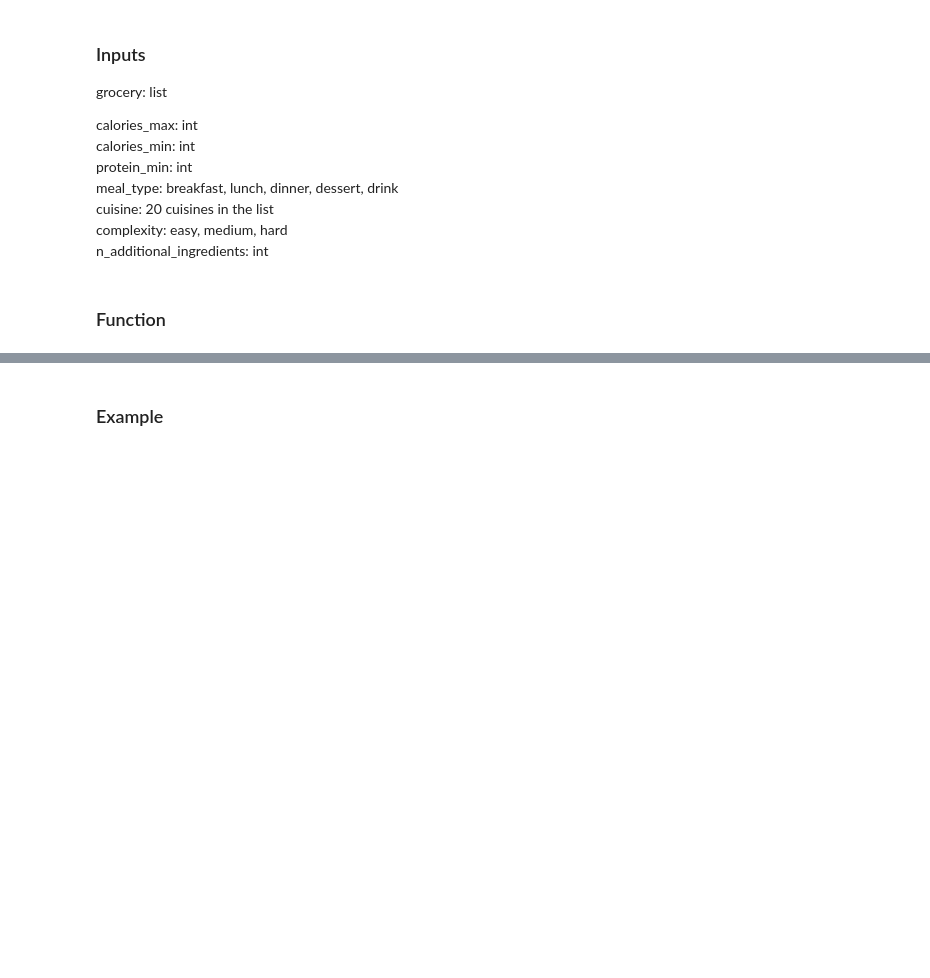
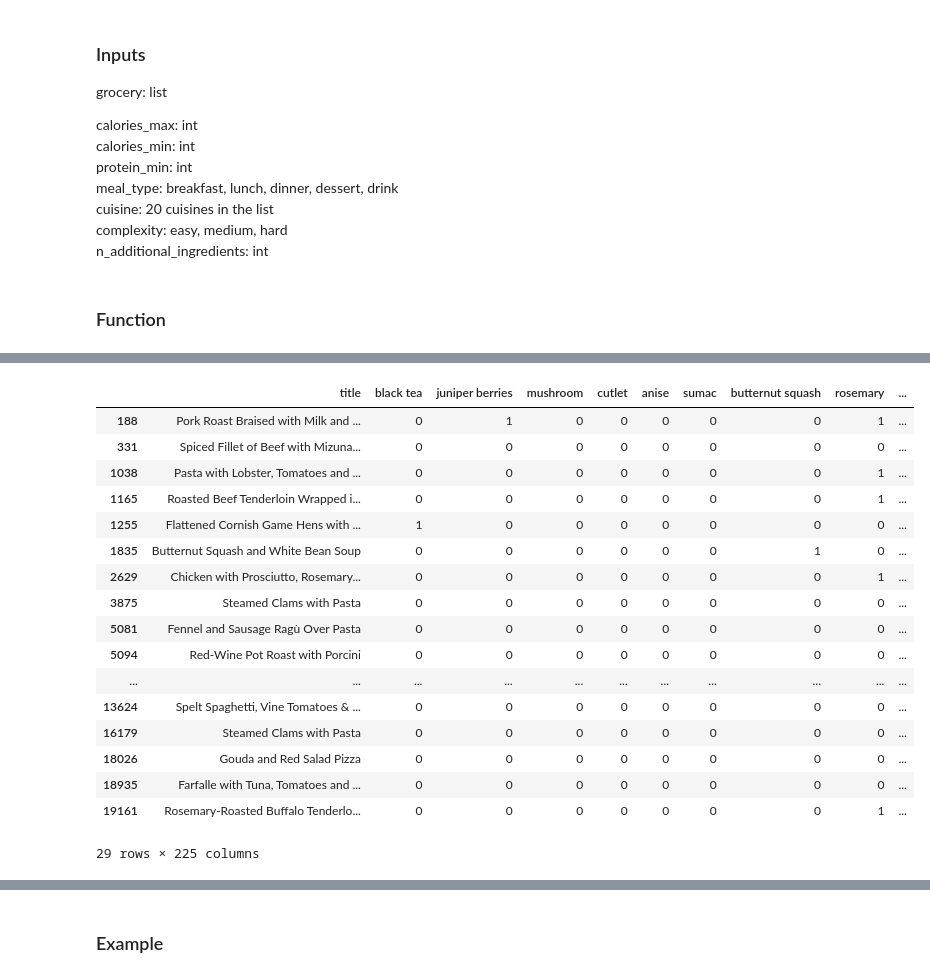
Before and after one commit to cgutwein/grocery-and-meal-assistant, a Jupyter notebook: python/Return recipes.ipynb, the cells around one changed output, grey strips where cells are left out. Drawn from its saved outputs; the diff is of its cells as text; code cells hidden in the pictures; blank space fills up the shorter version.

Commit message:
Update the recommendation algorithm taking ingredients substitution into acount

```diff
--- a/python/Return recipes.ipynb
+++ b/python/Return recipes.ipynb
@@ -134,0 +140,9 @@ def return_recipes(calories_max=800,
+# %%
+ingredients=options.drop(non_ingredients, axis=1).columns
+options.drop([x for x in ingredients if sum(options[x])==0], axis=1, inplace=True)
+# %%
+ingredients=options.drop(non_ingredients, axis=1).columns
+
+    ## products outside the groccery list
+
+needed=[x for x in ingredients if x not in grocery]
@@ -134,0 +169,26 @@ def return_recipes(calories_max=800,
+# %%
+sums=options[needed].sum(axis=1)
+# %%
+ind=[x for x in sums.index if sums.loc[x]<=n_additional_ingredients]
+options=options.loc[ind]
+# %%
+options
+# %% [output]
+|  | title | black tea | juniper berries | mushroom | cutlet | anise | sumac | butternut squash | rosemary | ... |
+| 188 | Pork Roast Braised with Milk and ... | 0 | 1 | 0 | 0 | 0 | 0 | 0 | 1 | ... |
+| 331 | Spiced Fillet of Beef with Mizuna... | 0 | 0 | 0 | 0 | 0 | 0 | 0 | 0 | ... |
+| 1038 | Pasta with Lobster, Tomatoes and ... | 0 | 0 | 0 | 0 | 0 | 0 | 0 | 1 | ... |
+| 1165 | Roasted Beef Tenderloin Wrapped i... | 0 | 0 | 0 | 0 | 0 | 0 | 0 | 1 | ... |
+| 1255 | Flattened Cornish Game Hens with ... | 1 | 0 | 0 | 0 | 0 | 0 | 0 | 0 | ... |
+| 1835 | Butternut Squash and White Bean Soup | 0 | 0 | 0 | 0 | 0 | 0 | 1 | 0 | ... |
+| 2629 | Chicken with Prosciutto, Rosemary... | 0 | 0 | 0 | 0 | 0 | 0 | 0 | 1 | ... |
+| 3875 | Steamed Clams with Pasta | 0 | 0 | 0 | 0 | 0 | 0 | 0 | 0 | ... |
+| 5081 | Fennel and Sausage Ragù Over Pasta | 0 | 0 | 0 | 0 | 0 | 0 | 0 | 0 | ... |
+| 5094 | Red-Wine Pot Roast with Porcini | 0 | 0 | 0 | 0 | 0 | 0 | 0 | 0 | ... |
+| ... | ... | ... | ... | ... | ... | ... | ... | ... | ... | ... |
+| 13624 | Spelt Spaghetti, Vine Tomatoes & ... | 0 | 0 | 0 | 0 | 0 | 0 | 0 | 0 | ... |
+| 16179 | Steamed Clams with Pasta | 0 | 0 | 0 | 0 | 0 | 0 | 0 | 0 | ... |
+| 18026 | Gouda and Red Salad Pizza | 0 | 0 | 0 | 0 | 0 | 0 | 0 | 0 | ... |
+| 18935 | Farfalle with Tuna, Tomatoes and ... | 0 | 0 | 0 | 0 | 0 | 0 | 0 | 0 | ... |
+| 19161 | Rosemary-Roasted Buffalo Tenderlo... | 0 | 0 | 0 | 0 | 0 | 0 | 0 | 1 | ... |
+29 rows × 225 columns
```
Also changed, not shown: parts of 32 cells of this notebook.
